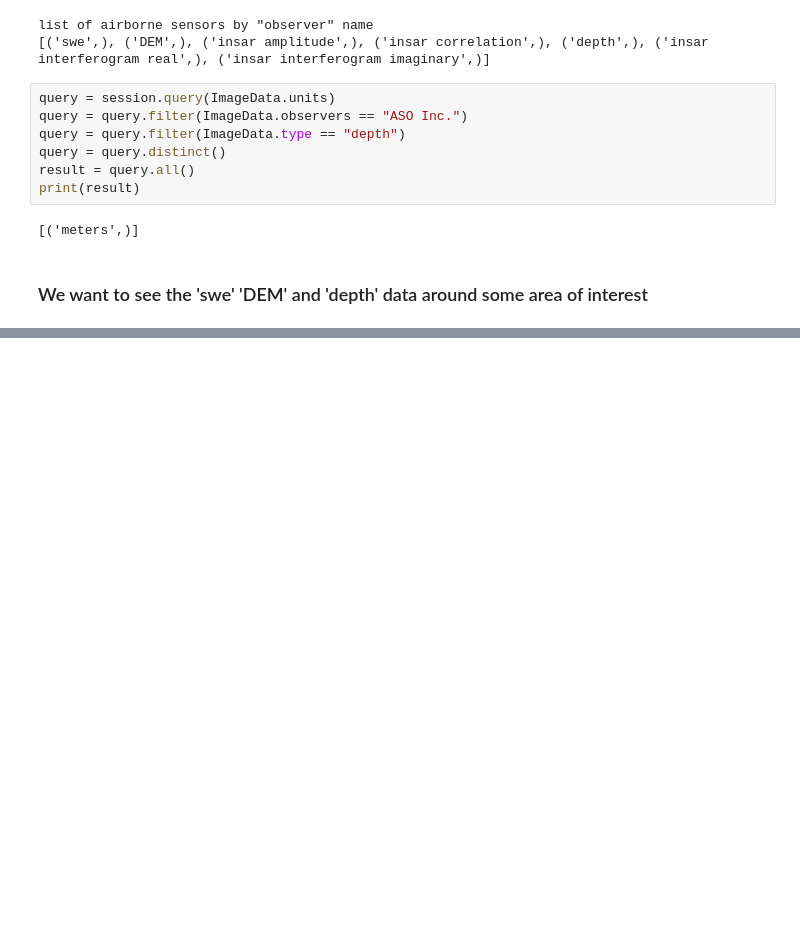
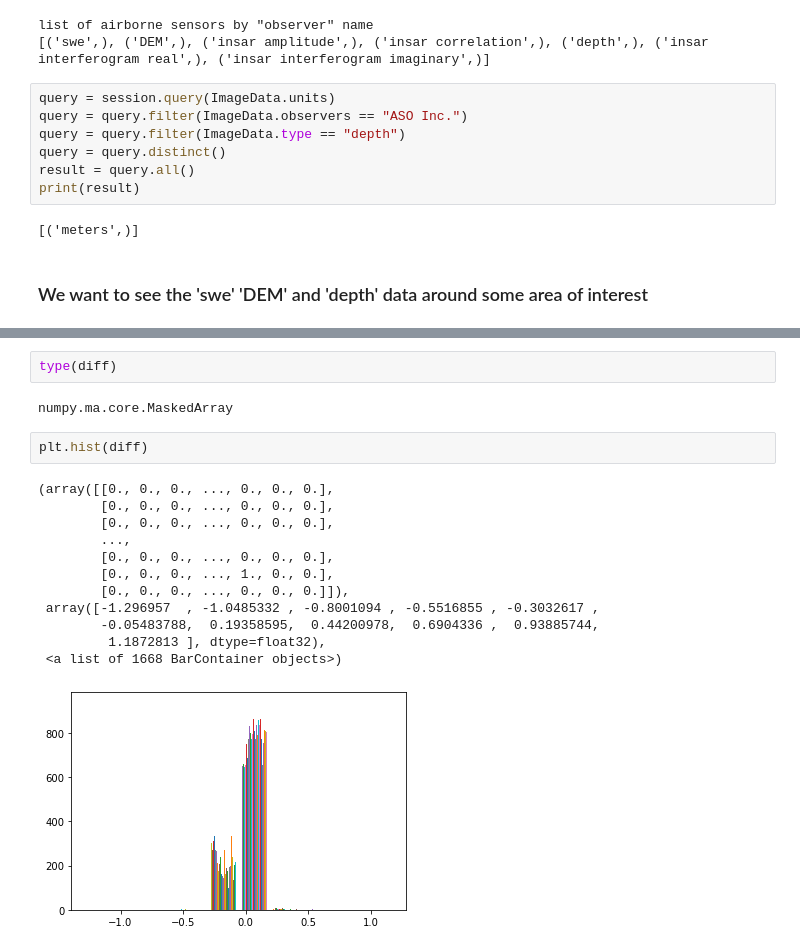
Before and after one commit to snowex-hackweek/coldfusion, a Jupyter notebook: contributors/sethv/database_query_tests.ipynb, the cells around one changed output, grey strips where cells are left out. Saved outputs shown, nothing was run; the diff lists cells and outputs as text; blank space fills up the shorter version.

```diff
--- a/contributors/sethv/database_query_tests.ipynb
+++ b/contributors/sethv/database_query_tests.ipynb
@@ -252,0 +517,19 @@ query = session.query(func.
+# %%
+type(diff)
+# %% [output]
+numpy.ma.core.MaskedArray
+# %%
+plt.hist(diff)
+# %% [output]
+(array([[0., 0., 0., ..., 0., 0., 0.],
+        [0., 0., 0., ..., 0., 0., 0.],
+        [0., 0., 0., ..., 0., 0., 0.],
+        ...,
+        [0., 0., 0., ..., 0., 0., 0.],
+        [0., 0., 0., ..., 1., 0., 0.],
+        [0., 0., 0., ..., 0., 0., 0.]]),
+ array([-1.296957  , -1.0485332 , -0.8001094 , -0.5516855 , -0.3032617 ,
+        -0.05483788,  0.19358595,  0.44200978,  0.6904336 ,  0.93885744,
+         1.1872813 ], dtype=float32),
+ <a list of 1668 BarContainer objects>)
+[figure, added]
```
Also changed, not shown: parts of 38 cells of this notebook.
